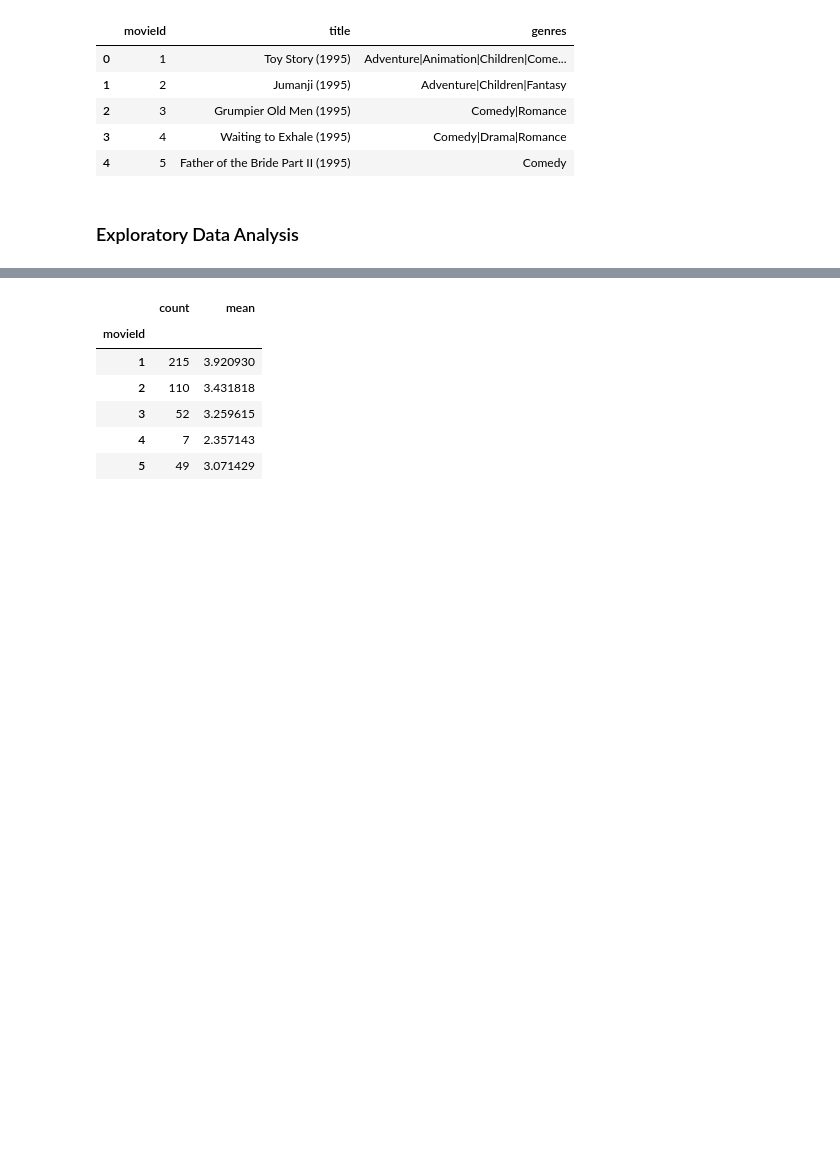
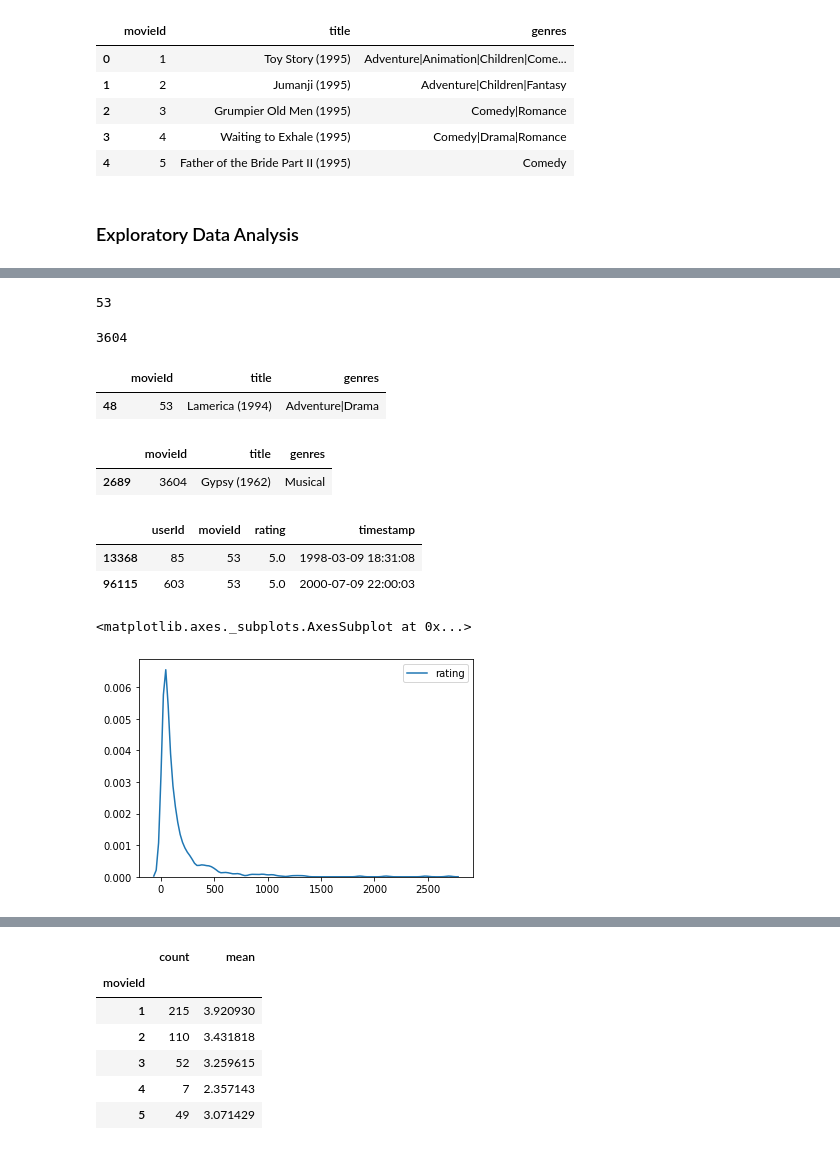
Before and after one commit to ironhack-bcn-data-pt/notebooks, a Jupyter notebook: 20.1.1.RecommenderSystems.ipynb, the cells around one changed output, grey strips where cells are left out. Cells and saved outputs as stored; diff of their text form; code cells hidden in the pictures; blank space fills up the shorter version.

```diff
--- a/20.1.1.RecommenderSystems.ipynb
+++ b/20.1.1.RecommenderSystems.ipynb
@@ -71,0 +112,29 @@ movies.head()
+# %%
+mean_ratings.idxmax()
+# %% [output]
+53
+# %%
+mean_ratings.idxmin()
+# %% [output]
+3604
+# %%
+movies[movies.movieId == mean_ratings.idxmax()]
+# %% [output]
+|  | movieId | title | genres |
+| 48 | 53 | Lamerica (1994) | Adventure|Drama |
+# %%
+movies[movies.movieId == mean_ratings.idxmin()]
+# %% [output]
+|  | movieId | title | genres |
+| 2689 | 3604 | Gypsy (1962) | Musical |
+# %%
+ratings[ratings.movieId == mean_ratings.idxmax()]
+# %% [output]
+|  | userId | movieId | rating | timestamp |
+| 13368 | 85 | 53 | 5.0 | 1998-03-09 18:31:08 |
+| 96115 | 603 | 53 | 5.0 | 2000-07-09 22:00:03 |
+# %%
+sns.kdeplot(ratings.groupby('userId').rating.count())
+# %% [output]
+<matplotlib.axes._subplots.AxesSubplot at 0x...>
+[figure, added]
```
Also changed, not shown: parts of 30 cells of this notebook.
